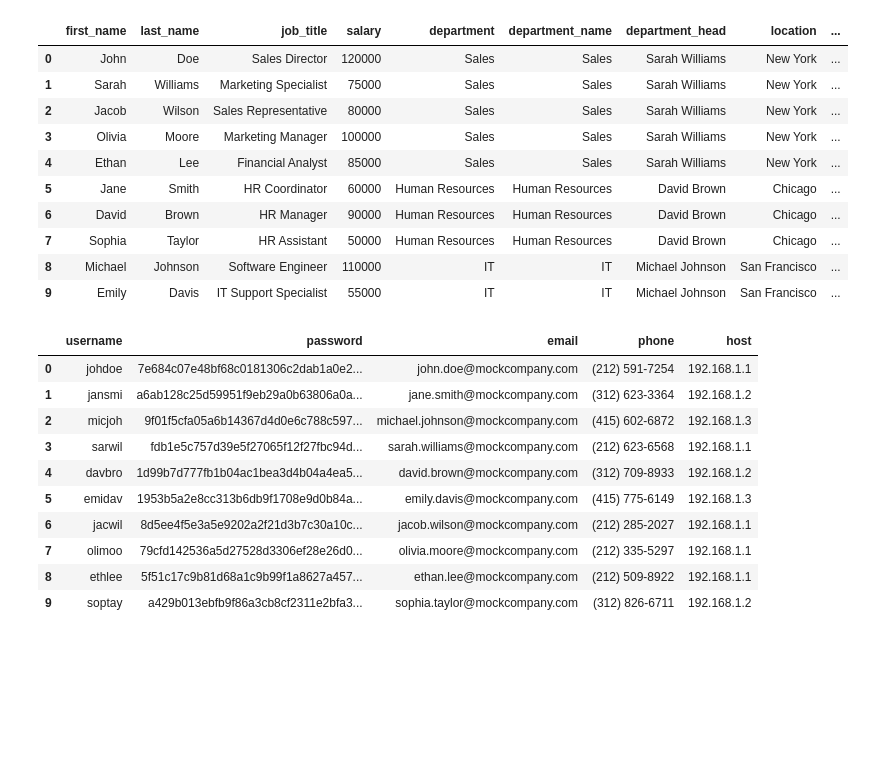
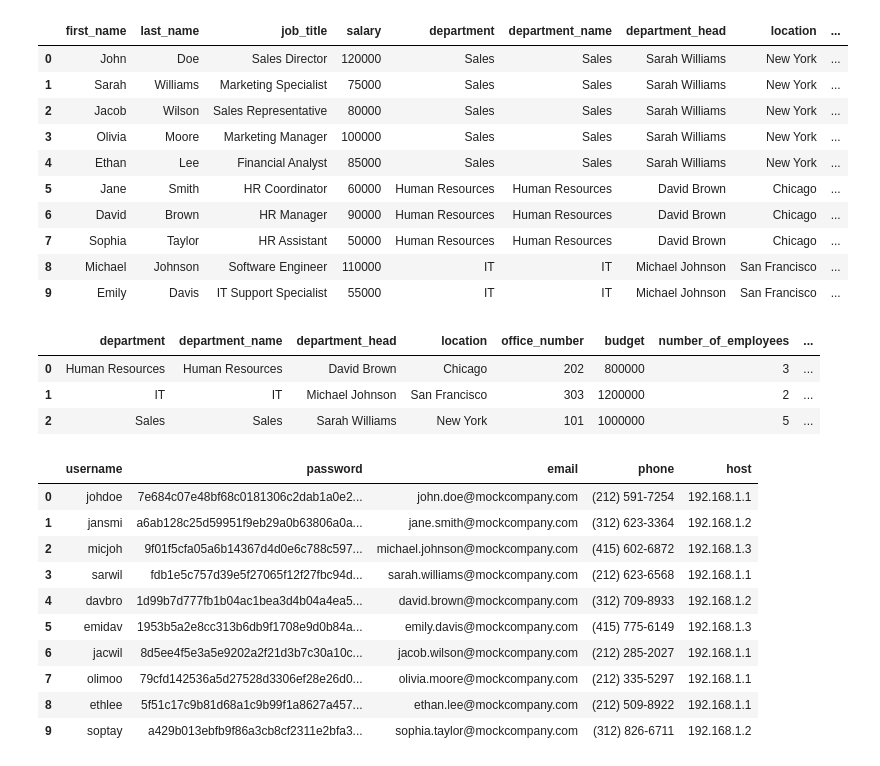
Before and after one commit to Zeepat/Dataprocessing-Asajad-Hussein, a Jupyter notebook: Code-alongs/Combining_datasets.ipynb, the cells around one changed output. Drawn from its saved outputs; the diff is of its cells as text; code cells hidden in the pictures; blank space fills up the shorter version.

```diff
--- a/Code-alongs/Combining_datasets.ipynb
+++ b/Code-alongs/Combining_datasets.ipynb
@@ -300,6 +299,23 @@ nowrap_display(new_df)
 | 7 | Sophia | Taylor | HR Assistant | 50000 | Human Resources | Human Resources | David Brown | Chicago | ... |
 | 8 | Michael | Johnson | Software Engineer | 110000 | IT | IT | Michael Johnson | San Francisco | ... |
 | 9 | Emily | Davis | IT Support Specialist | 55000 | IT | IT | Michael Johnson | San Francisco | ... |
+# %%
+# new_df = employees.merge(departments, left_on="department", right_on="department_name")
+# nowrap_display(new_df.groupby(["department", "department_name", "department_head", "location", "office_number", "budget"], as_index=False)["salary"].agg(["mean", "count"]))
+grouped_df = (new_df.groupby(["department", "department_name", "department_head", "location", "office_number", "budget"],
+                             as_index=False)
+                    .agg(
+                        number_of_employees = pd.NamedAgg(column="salary", aggfunc="count"),
+                        average_salary = pd.NamedAgg(column="salary", aggfunc="mean")
+                    )
+
+)
+nowrap_display(grouped_df)
+# %% [output]
+|  | department | department_name | department_head | location | office_number | budget | number_of_employees | ... |
+| 0 | Human Resources | Human Resources | David Brown | Chicago | 202 | 800000 | 3 | ... |
+| 1 | IT | IT | Michael Johnson | San Francisco | 303 | 1200000 | 2 | ... |
+| 2 | Sales | Sales | Sarah Williams | New York | 101 | 1000000 | 5 | ... |
 # %%
 users = pd.read_json("../Data/users.json")
 nowrap_display(users)
```
Also changed, not shown: parts of 2 cells of this notebook.
